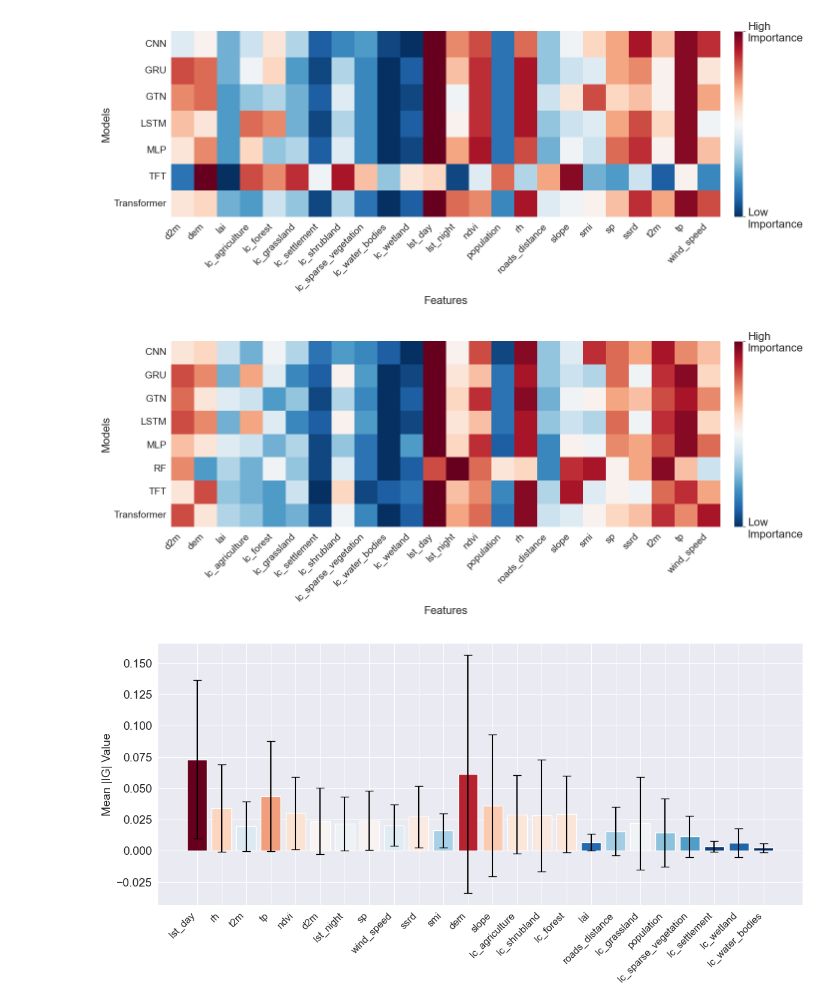
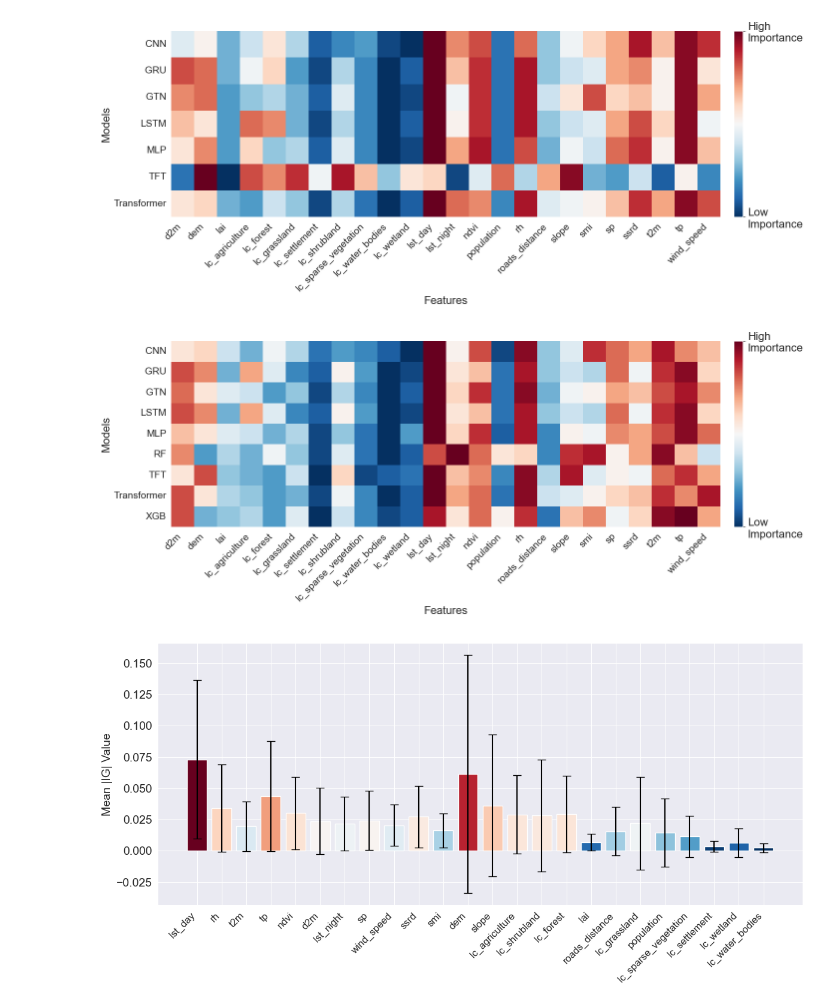
Before and after one commit to paulinebecker2002/mesogeos, a Jupyter notebook: outputs/shap_analysis.ipynb, the cells around one changed output. Saved outputs shown, nothing was run; the diff lists cells and outputs as text; code cells hidden in the pictures.

```diff
--- a/outputs/shap_analysis.ipynb
+++ b/outputs/shap_analysis.ipynb
@@ -167,0 +260,3 @@ df_ordered
+# %%
+df_reversed_shap = reshape_shap_csv_reveresed(df_reordered)
+df_reversed_shap
@@ -256,9 +365,9 @@ plot_rank_heatmap(df_ig_reversed, "IG")
 # %% [output]
 [figure]
 # %%
-plot_rank_heatmap(df_reversed, "SHAP")
+plot_rank_heatmap(df_reversed_shap, "SHAP")
 # %% [output]
-[figure, old version]
+[figure, new version]
 # %%
 def plot_shap_mean_std_barplot(df_ordered: pd.DataFrame, xai_method, feature_order=None):
     summary = df_ordered.groupby("Feature")["SHAP"].agg(["mean", "std"]).reset_index()
```
Also changed, not shown: parts of 9 cells of this notebook, 18 other files.
